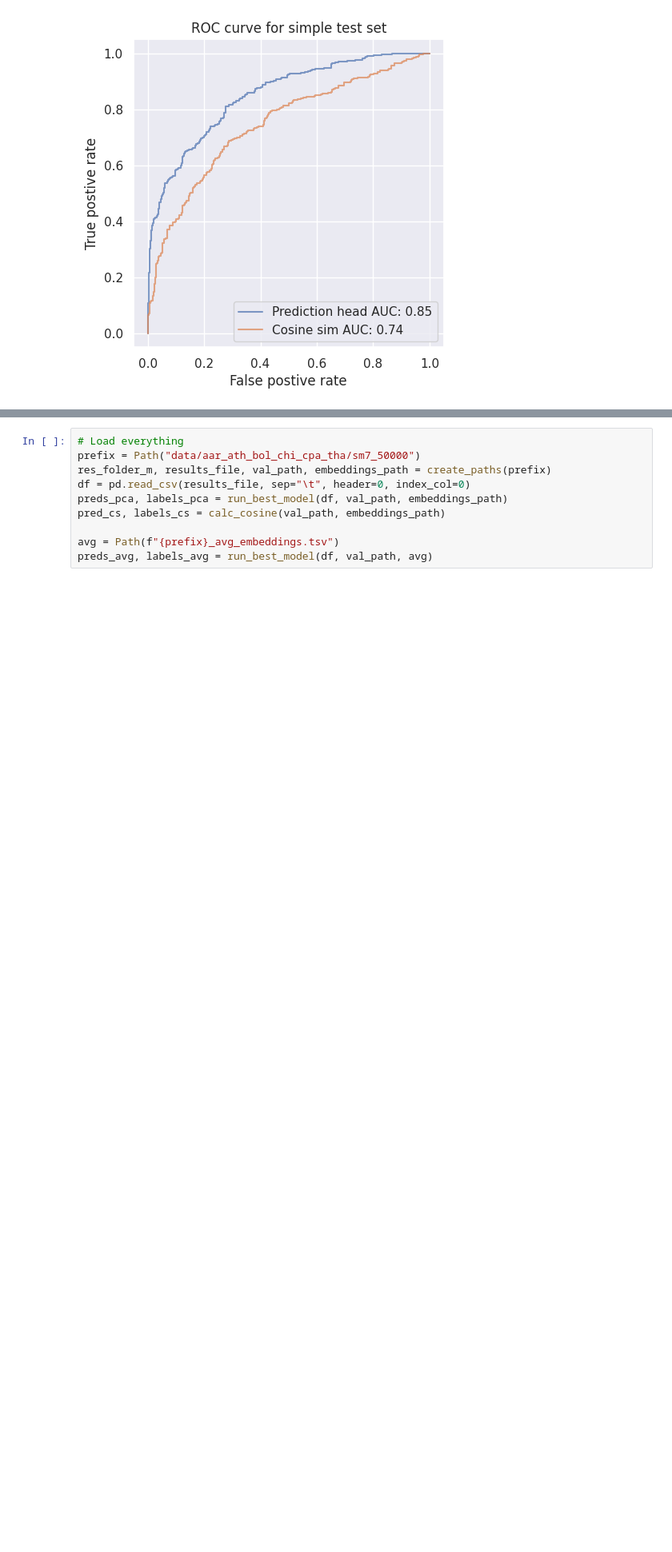
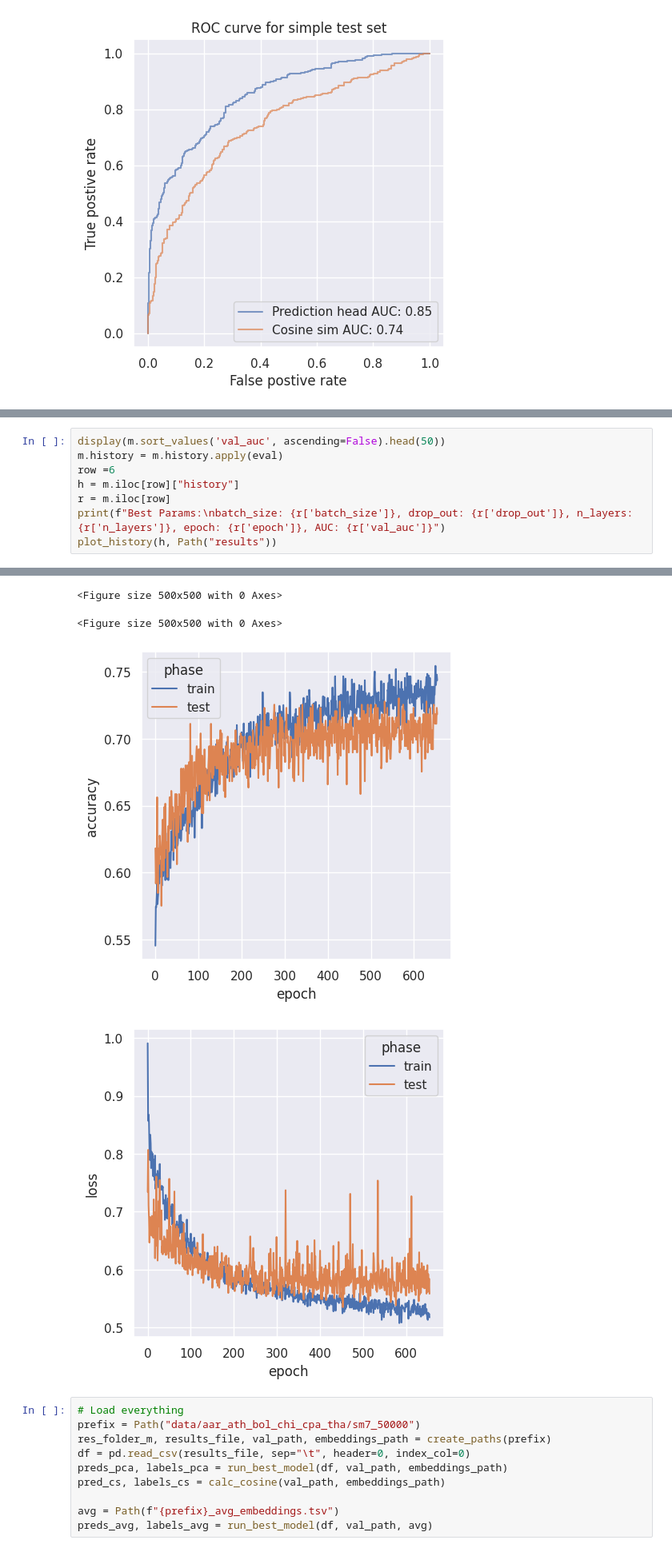
Before and after one commit to SteffenJong/ThesisProject, a Jupyter notebook: model/create_figures.ipynb, the cells around one changed output, grey strips where cells are left out. Shown at 80% size. Saved outputs shown, nothing was run; the diff lists cells and outputs as text; blank space fills up the shorter version.

```diff
--- a/model/create_figures.ipynb
+++ b/model/create_figures.ipynb
@@ -148 +150,10 @@ batch_size: 64, drop_out: 0.5, n_layers: 1, epoch: 643, AUC: 0.7646012746774444
 [figure]
+# %%
+display(m.sort_values('val_auc', ascending=False).head(50))
+m.history = m.history.apply(eval)
+row =6
+h = m.iloc[row]["history"]
+r = m.iloc[row]
+print(f"Best Params:\nbatch_size: {r['batch_size']}, drop_out: {r['drop_out']}, n_layers: {r['n_layers']}, epoch: {r['epoch']}, AUC: {r['val_auc']}")
+plot_history(h, Path("results"))
+# %% [output]
@@ -149,3 +179,7 @@ batch_size: 64, drop_out: 0.5, n_layers: 1, epoch: 643, AUC: 0.7646012746774444
+<Figure size 500x500 with 0 Axes>
+<Figure size 500x500 with 0 Axes>
+[figure, added]
+[figure, added]
 # %%
 # Load everything
 prefix = Path("data/aar_ath_bol_chi_cpa_tha/sm7_50000")
```
Also changed, not shown: parts of 4 cells of this notebook, 3 other files.
